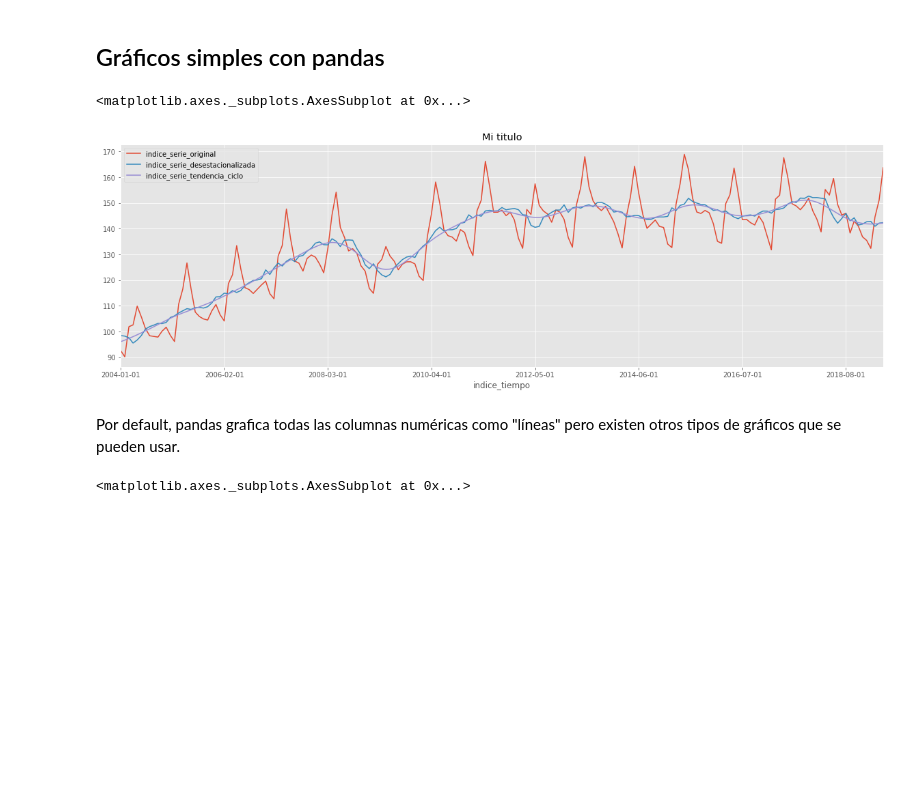
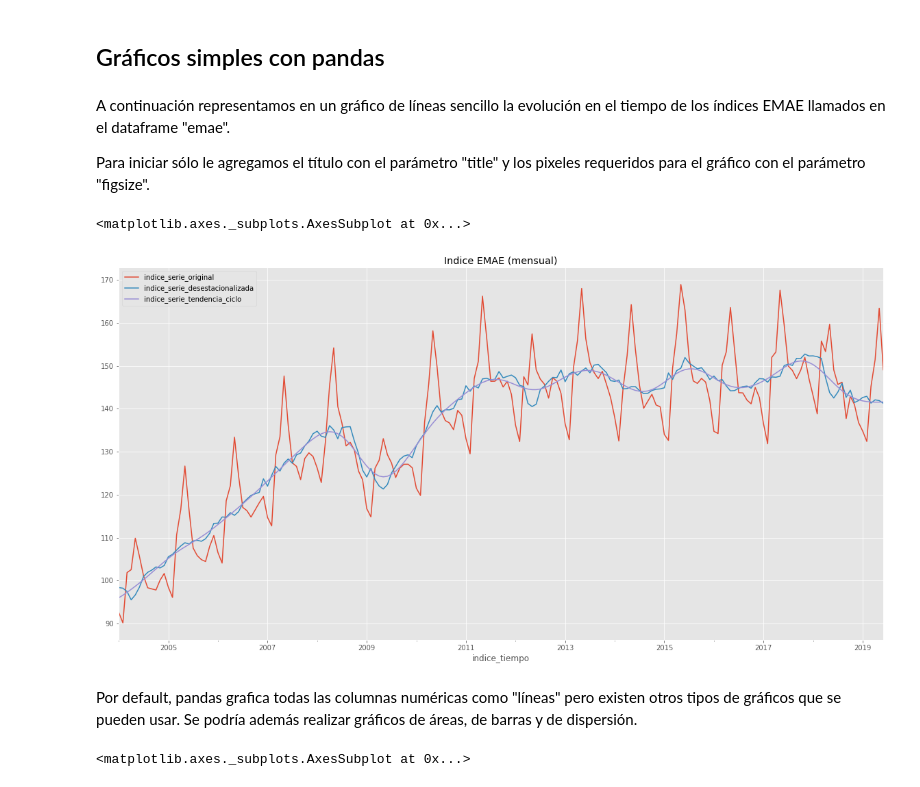
Before and after one commit to datosgobar/analisis-datos-python, a Jupyter notebook: Series de Tiempo/series-tiempo.ipynb, the cells around one changed output. Saved outputs shown, nothing was run; the diff lists cells and outputs as text; code cells hidden in the pictures; blank space fills up the shorter version.

```diff
--- a/Series de Tiempo/series-tiempo.ipynb
+++ b/Series de Tiempo/series-tiempo.ipynb
@@ -124,11 +173,16 @@ emae.to_stata("emae.dta")
 **Ejercicio:** buscar la serie del tipo de cambio del Banco Nación (BNA vendedor), generar un índice de tiempo, guardar los datos en CSV e imprimir el valor del 1 de Enero de 2019 en el notebook.
 # %% [markdown]
 ## Gráficos simples con pandas
+# %% [markdown]
+A continuación representamos en un gráfico de líneas sencillo la evolución en el tiempo de los índices EMAE llamados en el dataframe "emae".
+
+Para iniciar sólo le agregamos el título con el parámetro "title" y los pixeles requeridos para el gráfico con el parámetro "figsize".
 # %%
-emae.plot(figsize=(20,6), title="Mi titulo")
+emae.plot(figsize=(20,10), title="Indice EMAE (mensual)")
 # %% [output]
 <matplotlib.axes._subplots.AxesSubplot at 0x...>
-[figure, old version]
+[figure, new version]
 # %% [markdown]
 Por default, pandas grafica todas las columnas numéricas como "líneas" pero existen otros tipos de gráficos que se pueden usar.
+Se podría además realizar gráficos de áreas, de barras y de dispersión.
 # %%
```
Also changed, not shown: parts of 28 cells of this notebook.
